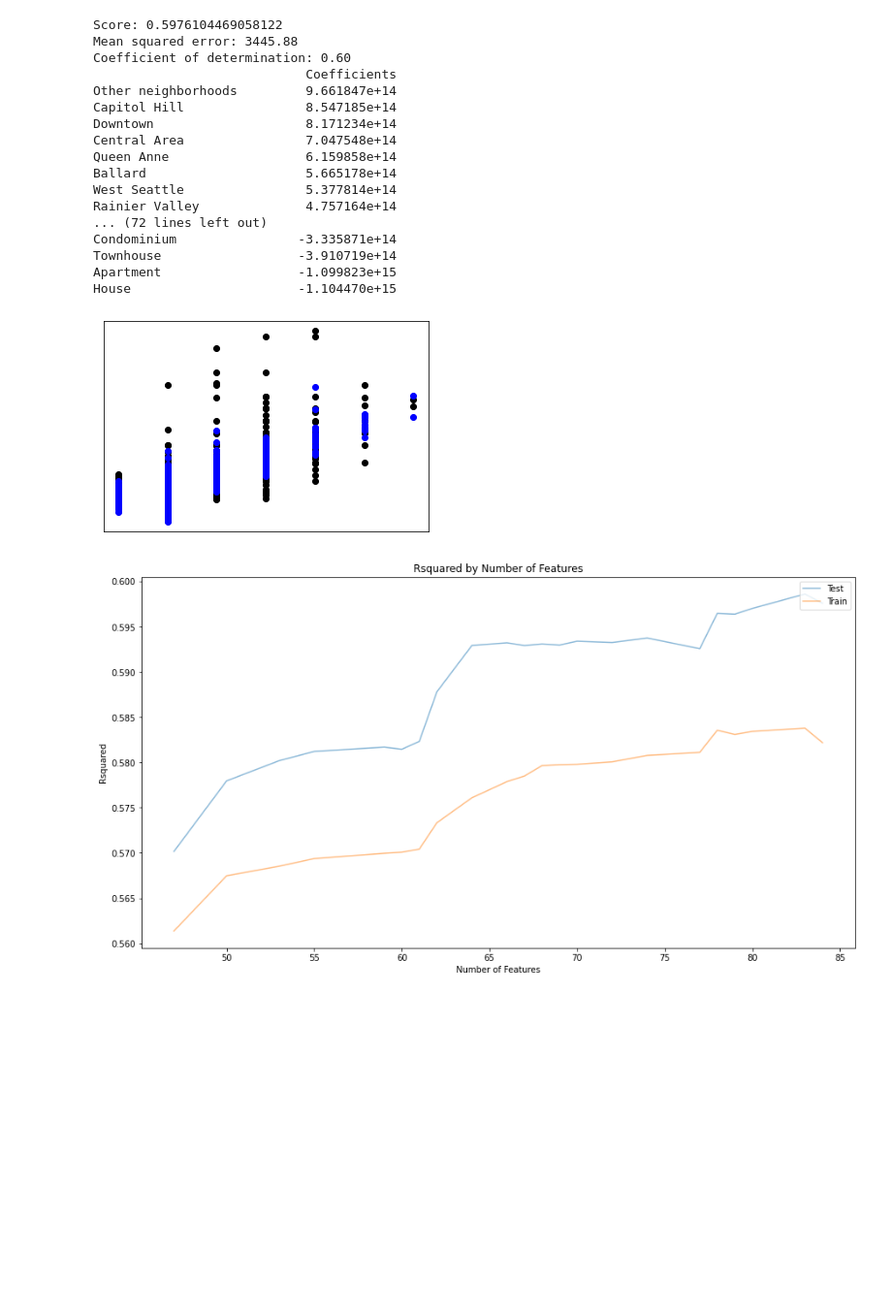
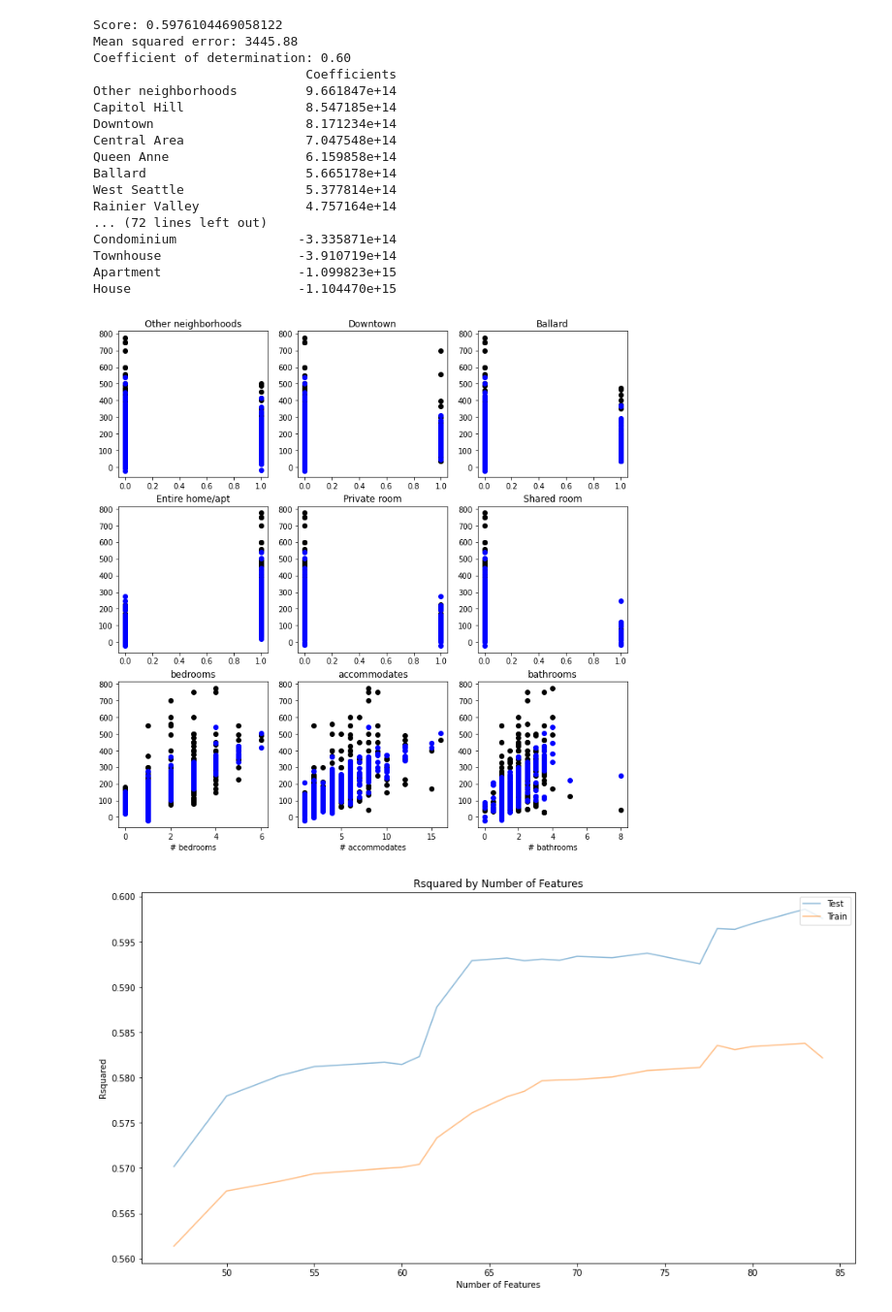
Before and after one commit to leonellima/project_crispdm, a Jupyter notebook: code.ipynb, the cells around one changed output. Shown at 97% size. Saved outputs shown, nothing was run; the diff lists cells and outputs as text; code cells hidden in the pictures; blank space fills up the shorter version.

```diff
--- a/code.ipynb
+++ b/code.ipynb
@@ -734,17 +677,56 @@ Condominium                -3.335871e+14
 Townhouse                  -3.910719e+14
 Apartment                  -1.099823e+15
 House                      -1.104470e+15
-# %%
-# Plot outputs
-plt.scatter(X_test['bedrooms'], y_test,  color='black')
-plt.scatter(X_test['bedrooms'], y_test_preds, color='blue')
-
-plt.xticks(())
-plt.yticks(())
-
-plt.show()
-# %% [output]
-[figure, removed]
+# %%
+# Plot outputs
+
+fig, axs = plt.subplots(3, 3, figsize=(12, 12))
+
+axs[0, 0].scatter(X_test['Other neighborhoods'], y_test,  color='black')
+axs[0, 0].scatter(X_test['Other neighborhoods'], y_test_preds, color='blue')
+axs[0, 0].set_title('Other neighborhoods')
+
+axs[0, 1].scatter(X_test['Downtown'], y_test,  color='black')
+axs[0, 1].scatter(X_test['Downtown'], y_test_preds, color='blue')
+axs[0, 1].set_title('Downtown')
+
+axs[0, 2].scatter(X_test['Ballard'], y_test,  color='black')
+axs[0, 2].scatter(X_test['Ballard'], y_test_preds, color='blue')
+axs[0, 2].set_title('Ballard')
+
+axs[1, 0].scatter(X_test['Entire home/apt'], y_test,  color='black')
+axs[1, 0].scatter(X_test['Entire home/apt'], y_test_preds, color='blue')
+axs[1, 0].set_title('Entire home/apt')
+# axs[1, 0].set(xlabel='# Entire home/apt')
+
+axs[1, 1].scatter(X_test['Private room'], y_test,  color='black')
+axs[1, 1].scatter(X_test['Private room'], y_test_preds, color='blue')
+axs[1, 1].set_title('Private room')
+# axs[1, 1].set(xlabel='# Private room')
+
+axs[1, 2].scatter(X_test['Shared room'], y_test,  color='black')
+axs[1, 2].scatter(X_test['Shared room'], y_test_preds, color='blue')
+axs[1, 2].set_title('Shared room')
+# axs[1, 2].set(xlabel='# Shared room')
+
+axs[2, 0].scatter(X_test['bedrooms'], y_test,  color='black')
+axs[2, 0].scatter(X_test['bedrooms'], y_test_preds, color='blue')
+axs[2, 0].set_title('bedrooms')
+axs[2, 0].set(xlabel='# bedrooms')
+
+axs[2, 1].scatter(X_test['accommodates'], y_test,  color='black')
+axs[2, 1].scatter(X_test['accommodates'], y_test_preds, color='blue')
+axs[2, 1].set_title('accommodates')
+axs[2, 1].set(xlabel='# accommodates')
+
+axs[2, 2].scatter(X_test['bathrooms'], y_test,  color='black')
+axs[2, 2].scatter(X_test['bathrooms'], y_test_preds, color='blue')
+axs[2, 2].set_title('bathrooms')
+axs[2, 2].set(xlabel='# bathrooms')
+
+plt.show()
+# %% [output]
+[figure, added]
 # %%
 from utils import find_optimal_lm_mod
 
```
Also changed, not shown: parts of 6 cells of this notebook, 2 other files.
